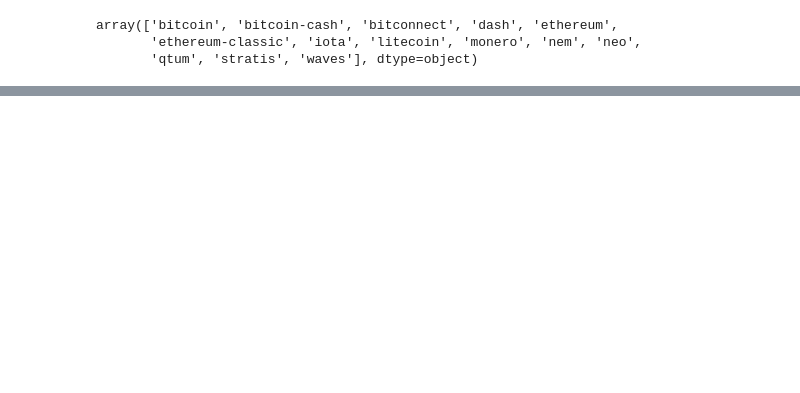
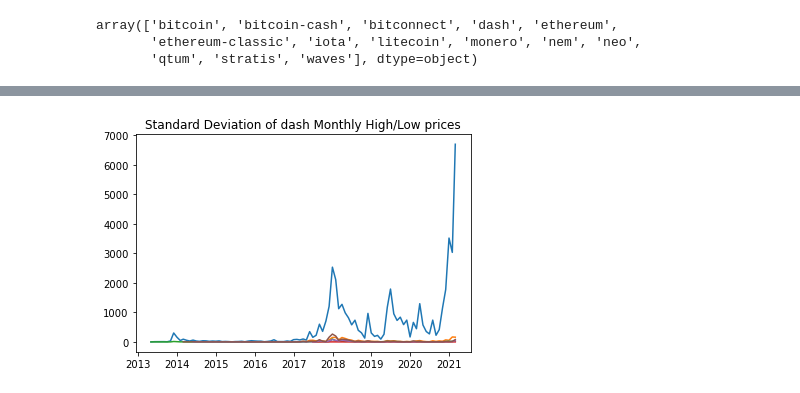
Before and after one commit to nickkyklausng/Crypto-Assignment, a Jupyter notebook: Dave-Crypto-Scratch-Notebook.ipynb, the cells around one changed output, grey strips where cells are left out. Drawn from its saved outputs; the diff is of its cells as text; code cells hidden in the pictures; blank space fills up the shorter version.

```diff
--- a/Dave-Crypto-Scratch-Notebook.ipynb
+++ b/Dave-Crypto-Scratch-Notebook.ipynb
@@ -147,3 +138,9 @@ plt.show()
+# %%
+for coin in coinlist:
+    exec(f"plt.plot({coin}_groupbymonth_df[['High']].std())")
+    exec(f"plt.title('Standard Deviation of {coin} Monthly High/Low prices')")
+# %% [output]
+[figure, added]
 # %%
 for coin in coinlist:
     exec(f"plt.plot({coin}_groupbymonth_df[['High']].var())")
```
Also changed, not shown: parts of 12 cells of this notebook.
